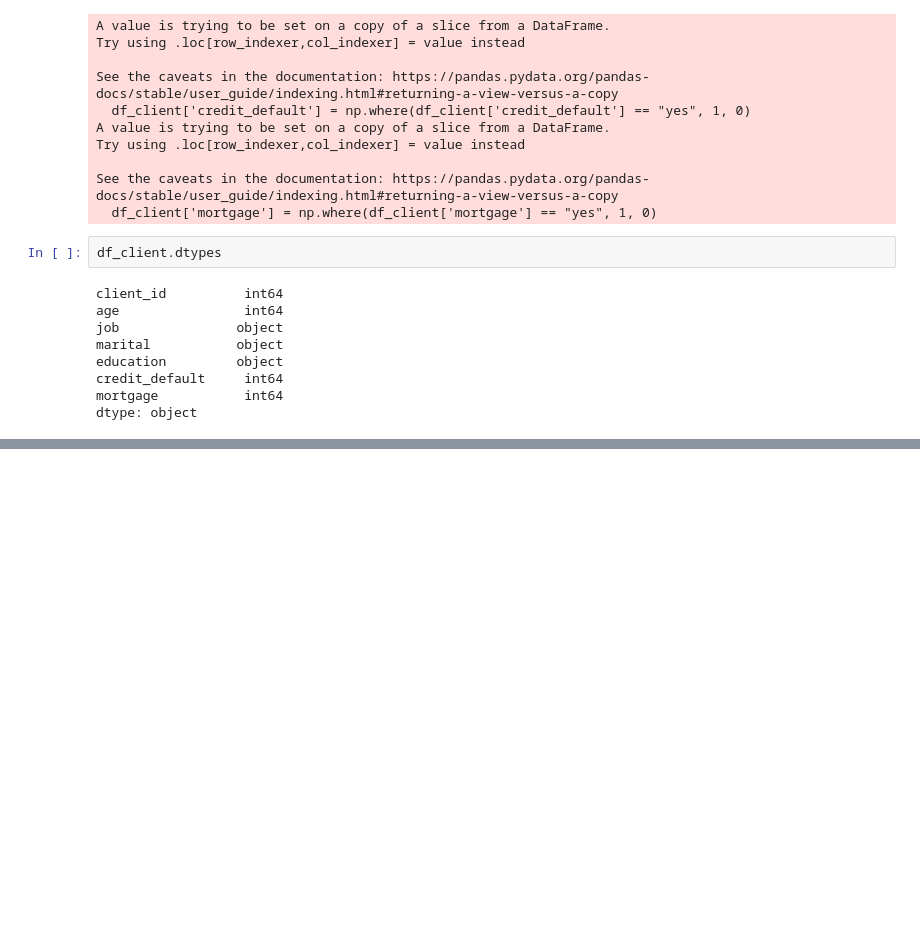
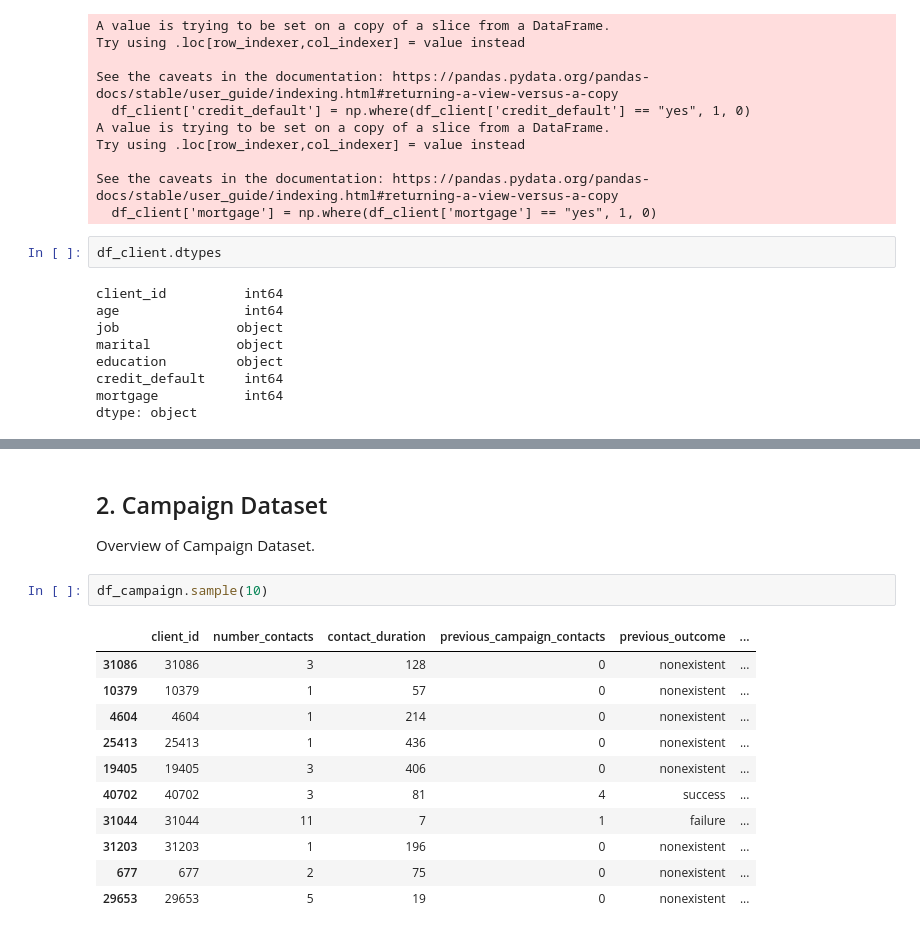
Before and after one commit to astridnadyaa/data-cleaning-practice, a Jupyter notebook: bank-marketing-data-cleaning.ipynb, the cells around one changed output, grey strips where cells are left out. Drawn from its saved outputs; the diff is of its cells as text; blank space fills up the shorter version.

```diff
--- a/bank-marketing-data-cleaning.ipynb
+++ b/bank-marketing-data-cleaning.ipynb
@@ -140,3 +201,21 @@ Data columns (total 7 columns):
  6   mortgage        41188 non-null  bool
 dtypes: bool(2), int64(2), object(3)
 memory usage: 1.6+ MB
+# %% [markdown]
+## 2. Campaign Dataset
+
+Overview of Campaign Dataset.
+# %%
+df_campaign.sample(10)
+# %% [output]
+|  | client_id | number_contacts | contact_duration | previous_campaign_contacts | previous_outcome | ... |
+| 31086 | 31086 | 3 | 128 | 0 | nonexistent | ... |
+| 10379 | 10379 | 1 | 57 | 0 | nonexistent | ... |
+| 4604 | 4604 | 1 | 214 | 0 | nonexistent | ... |
+| 25413 | 25413 | 1 | 436 | 0 | nonexistent | ... |
+| 19405 | 19405 | 3 | 406 | 0 | nonexistent | ... |
+| 40702 | 40702 | 3 | 81 | 4 | success | ... |
+| 31044 | 31044 | 11 | 7 | 1 | failure | ... |
+| 31203 | 31203 | 1 | 196 | 0 | nonexistent | ... |
+| 677 | 677 | 2 | 75 | 0 | nonexistent | ... |
+| 29653 | 29653 | 5 | 19 | 0 | nonexistent | ... |
```
Also changed, not shown: parts of 25 cells of this notebook.
